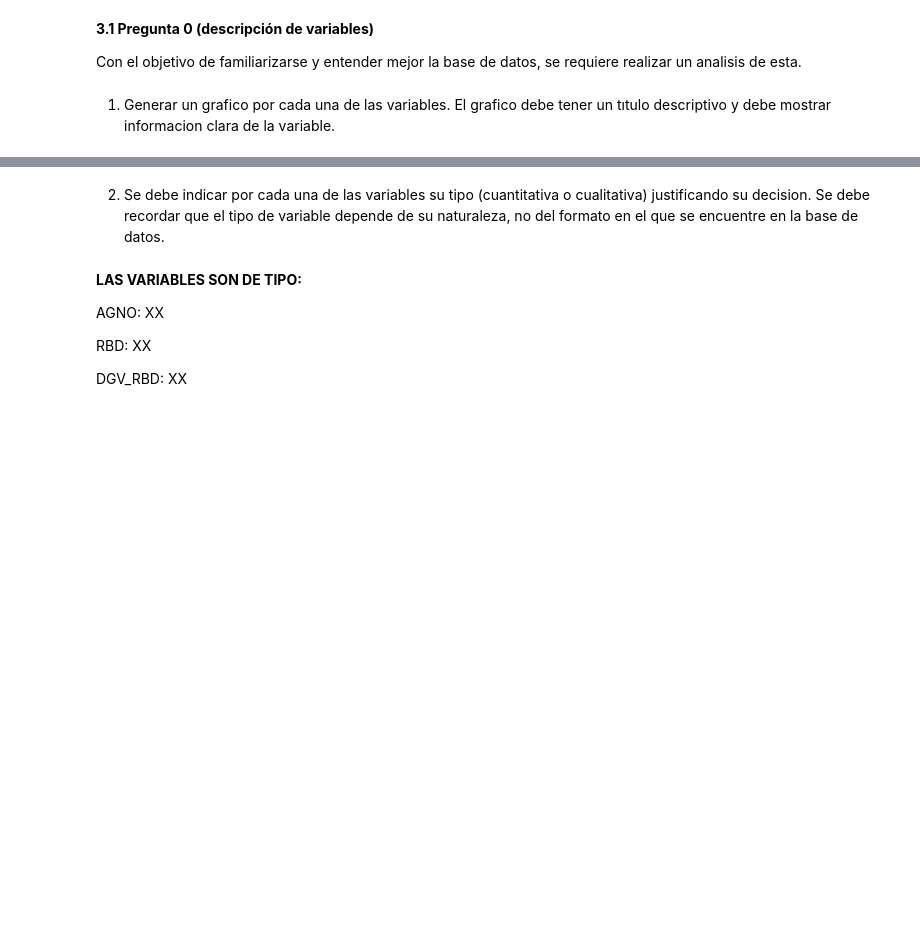
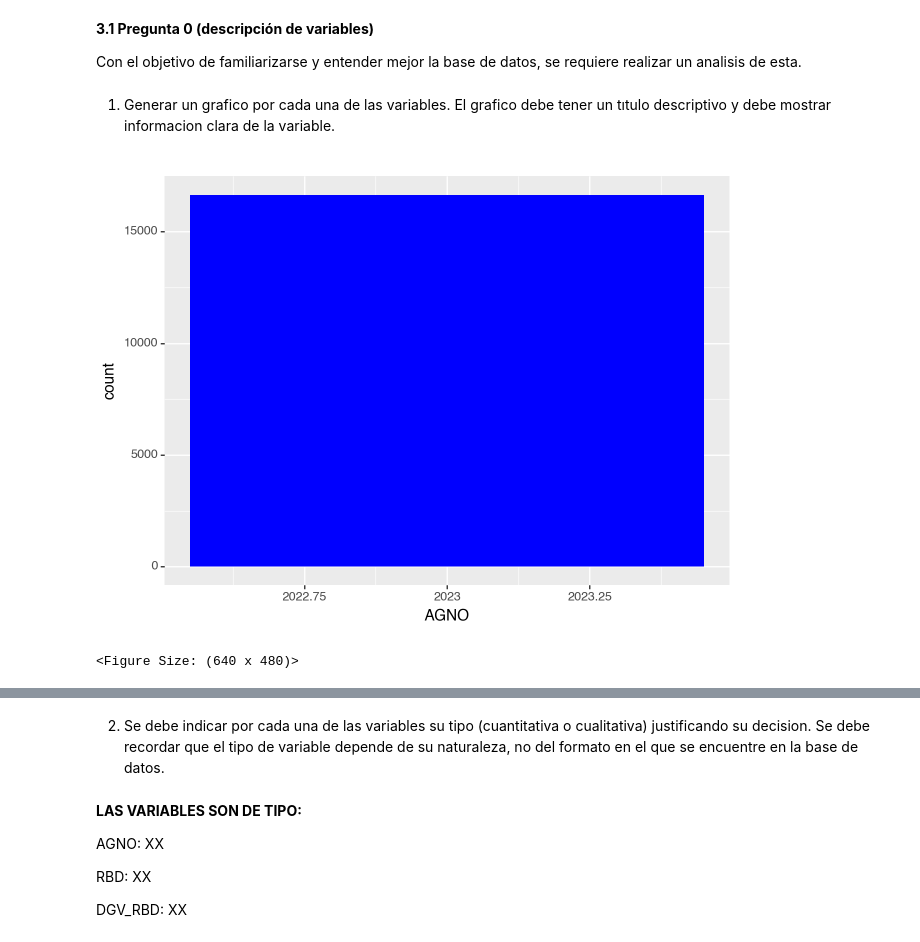
Before and after one commit to Dxeg0o/proyecto_cdd_2, a Jupyter notebook: proyecto.ipynb, the cells around one changed output, grey strips where cells are left out. Saved outputs shown, nothing was run; the diff lists cells and outputs as text; code cells hidden in the pictures; blank space fills up the shorter version.

Commit message:
graphs n package

```diff
--- a/proyecto.ipynb
+++ b/proyecto.ipynb
@@ -66,3 +68,12 @@ Con el objetivo de familiarizarse y entender mejor la base de datos, se requiere
 # %% [markdown]
 1. Generar un grafico por cada una de las variables. El grafico debe tener un tıtulo descriptivo y debe mostrar
 informacion clara de la variable.
+# %%
+#1
+(ggplot(df)+
+ aes(x="AGNO",y="..count..")+
+ geom_bar(fill="blue")
+)
+# %% [output]
+[figure, added]
+<Figure Size: (640 x 480)>
```
Also changed, not shown: parts of 4 cells of this notebook, 1 other file.
